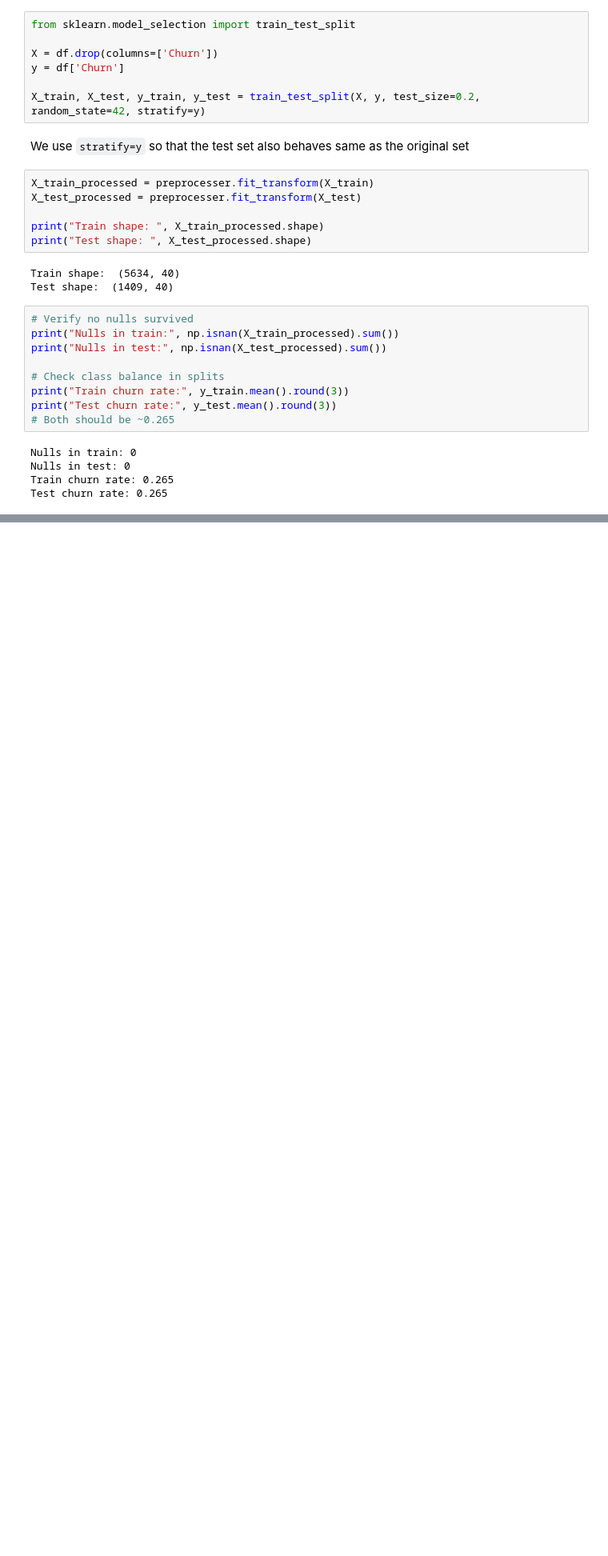
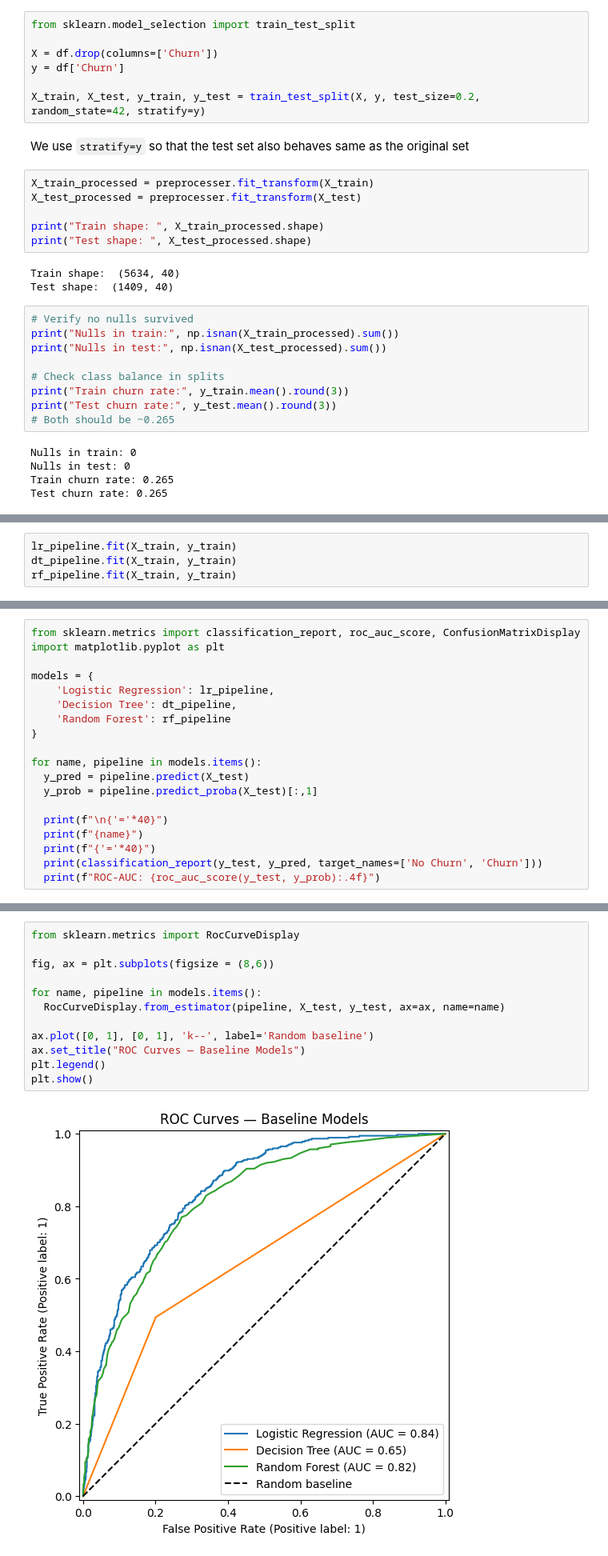
Before and after one commit to adityandandia/ml-from-scratch, a Jupyter notebook: Tabular ML/churn_eda.ipynb, the cells around one changed output, grey strips where cells are left out. Shown at 80% size. Cells and saved outputs as stored; diff of their text form; blank space fills up the shorter version.

Commit message:
add Phase 3 baseline models with evaluation and ROC curves
update the stack in README

```diff
--- a/Tabular ML/churn_eda.ipynb
+++ b/Tabular ML/churn_eda.ipynb
@@ -207,0 +230,4 @@ Test churn rate: 0.265
+# %%
+lr_pipeline.fit(X_train, y_train)
+dt_pipeline.fit(X_train, y_train)
+rf_pipeline.fit(X_train, y_train)
@@ -207,0 +252,19 @@ Test churn rate: 0.265
+# %%
+from sklearn.metrics import classification_report, roc_auc_score, ConfusionMatrixDisplay
+import matplotlib.pyplot as plt
+
+models = {
+    'Logistic Regression': lr_pipeline,
+    'Decision Tree': dt_pipeline,
+    'Random Forest': rf_pipeline
+}
+
+for name, pipeline in models.items():
+  y_pred = pipeline.predict(X_test)
+  y_prob = pipeline.predict_proba(X_test)[:,1]
+
+  print(f"\n{'='*40}")
+  print(f"{name}")
+  print(f"{'='*40}")
+  print(classification_report(y_test, y_pred, target_names=['No Churn', 'Churn']))
+  print(f"ROC-AUC: {roc_auc_score(y_test, y_prob):.4f}")
@@ -207,0 +298,14 @@ Test churn rate: 0.265
+# %%
+from sklearn.metrics import RocCurveDisplay
+
+fig, ax = plt.subplots(figsize = (8,6))
+
+for name, pipeline in models.items():
+  RocCurveDisplay.from_estimator(pipeline, X_test, y_test, ax=ax, name=name)
+
+ax.plot([0, 1], [0, 1], 'k--', label='Random baseline')
+ax.set_title("ROC Curves — Baseline Models")
+plt.legend()
+plt.show()
+# %% [output]
+[figure, added]
```
Also changed, not shown: parts of 8 cells of this notebook, 2 other files.
